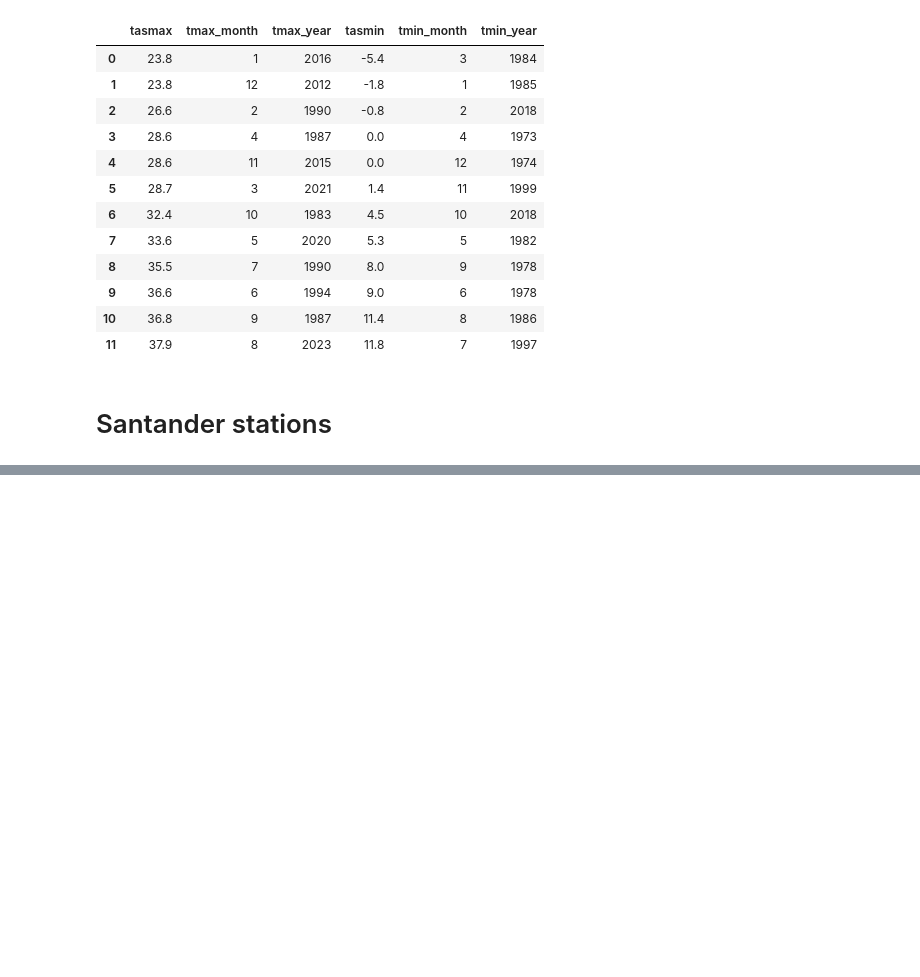
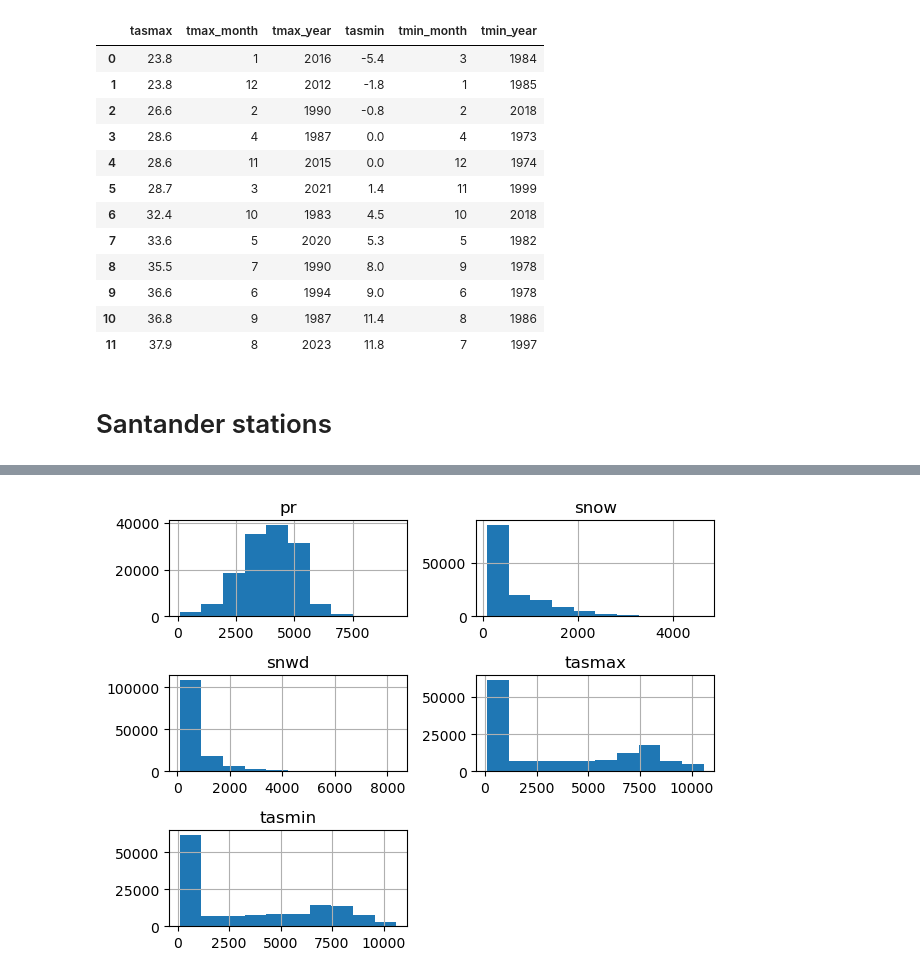
Before and after one commit to zequihg50/ghcnd-dsg, a Jupyter notebook: remote.ipynb, the cells around one changed output, grey strips where cells are left out. Cells and saved outputs as stored; diff of their text form; code cells hidden in the pictures; blank space fills up the shorter version.

Commit message:
added chunk dist

```diff
--- a/remote.ipynb
+++ b/remote.ipynb
@@ -213,0 +202,3 @@ plt.tight_layout()
+# %%
+cs = pd.read_csv("chunks.csv.zip")
+cs.head()
@@ -213,0 +222,6 @@ plt.tight_layout()
+# %%
+cs[["length", "object"]].pivot(columns="object").loc[:, "length"].hist(legend=False)
+plt.tight_layout()
+plt.savefig("chunks.svg")
+# %% [output]
+[figure, added]
```
Also changed, not shown: parts of 9 cells of this notebook, 2 other files.
